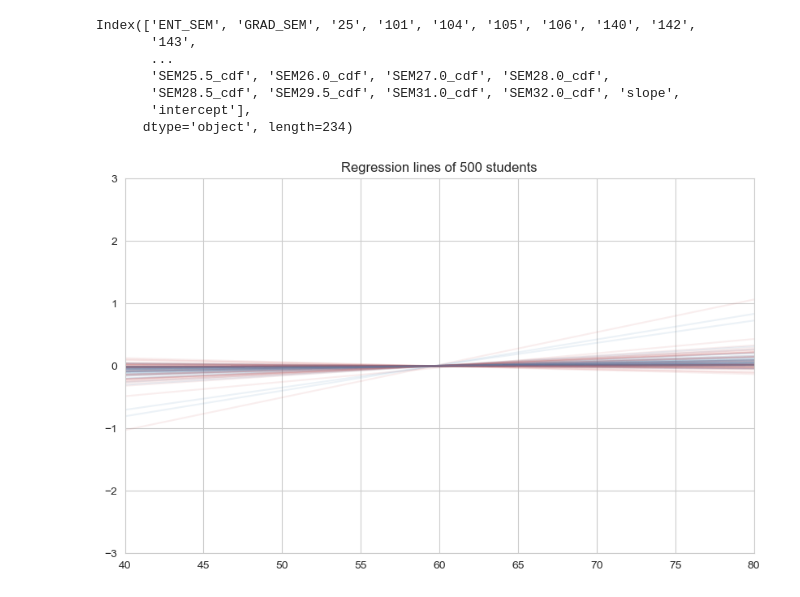
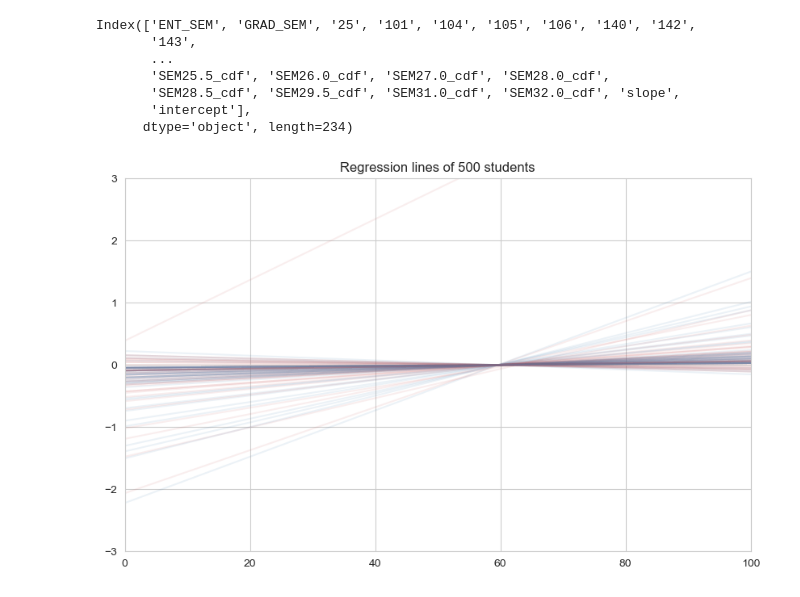
Before and after one commit to BishopsLemma/Fall-2024-Student-Success-Prediction, a Jupyter notebook: Cleaning and Background Info/arvind-eda-Nov-25.ipynb, the cells around one changed output. Saved outputs shown, nothing was run; the diff lists cells and outputs as text; code cells hidden in the pictures.

```diff
--- a/Cleaning and Background Info/arvind-eda-Nov-25.ipynb
+++ b/Cleaning and Background Info/arvind-eda-Nov-25.ipynb
@@ -64,24 +64,24 @@ courses = ['25',
 # %%
 #use the slope and intercept columns to visualize student performance regression lines. Color the lines based on df['Y'], use the palette.
 fig, ax = plt.subplots(figsize=(10, 6))
 
 #sample 1000 students
 df_sample = df.sample(n=100)
 for i, student in df_sample.iterrows():
     x = np.array([0, 100])
     y = student['slope']*x + student['intercept']
     sns.lineplot(x = x,
                  y = y,
                  color = palette[student['Y']],
                  alpha = 0.1,
                  ax = ax)
-    ax.set_xlim(40,80)
+    ax.set_xlim(0,100)
     ax.set_ylim(-3,3)
     ax.set_title('Regression lines of 500 students')
 
 plt.show()
 # %% [output]
-[figure, old version]
+[figure, new version]
 # %%
 
 
```
Also changed, not shown: 1 other file.
